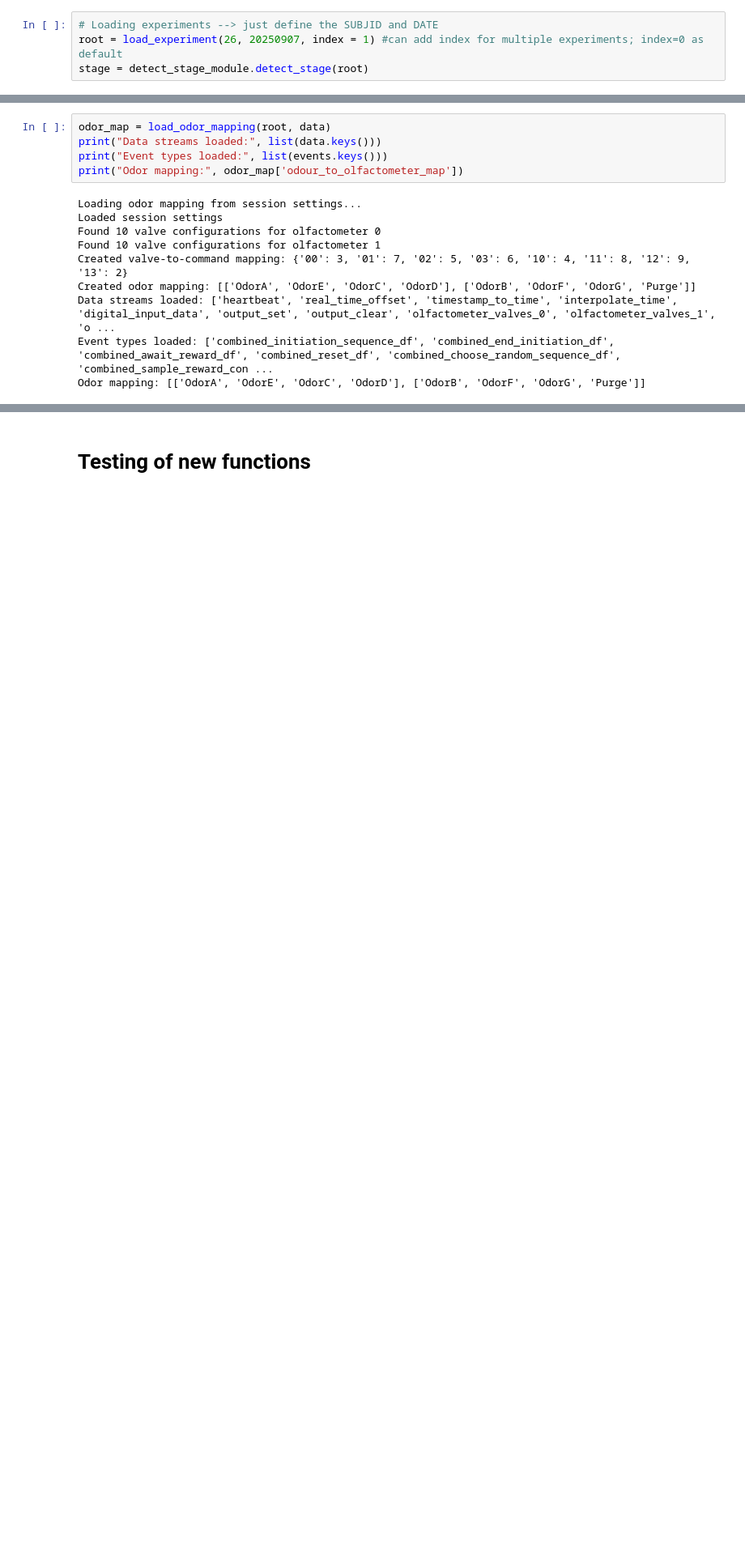
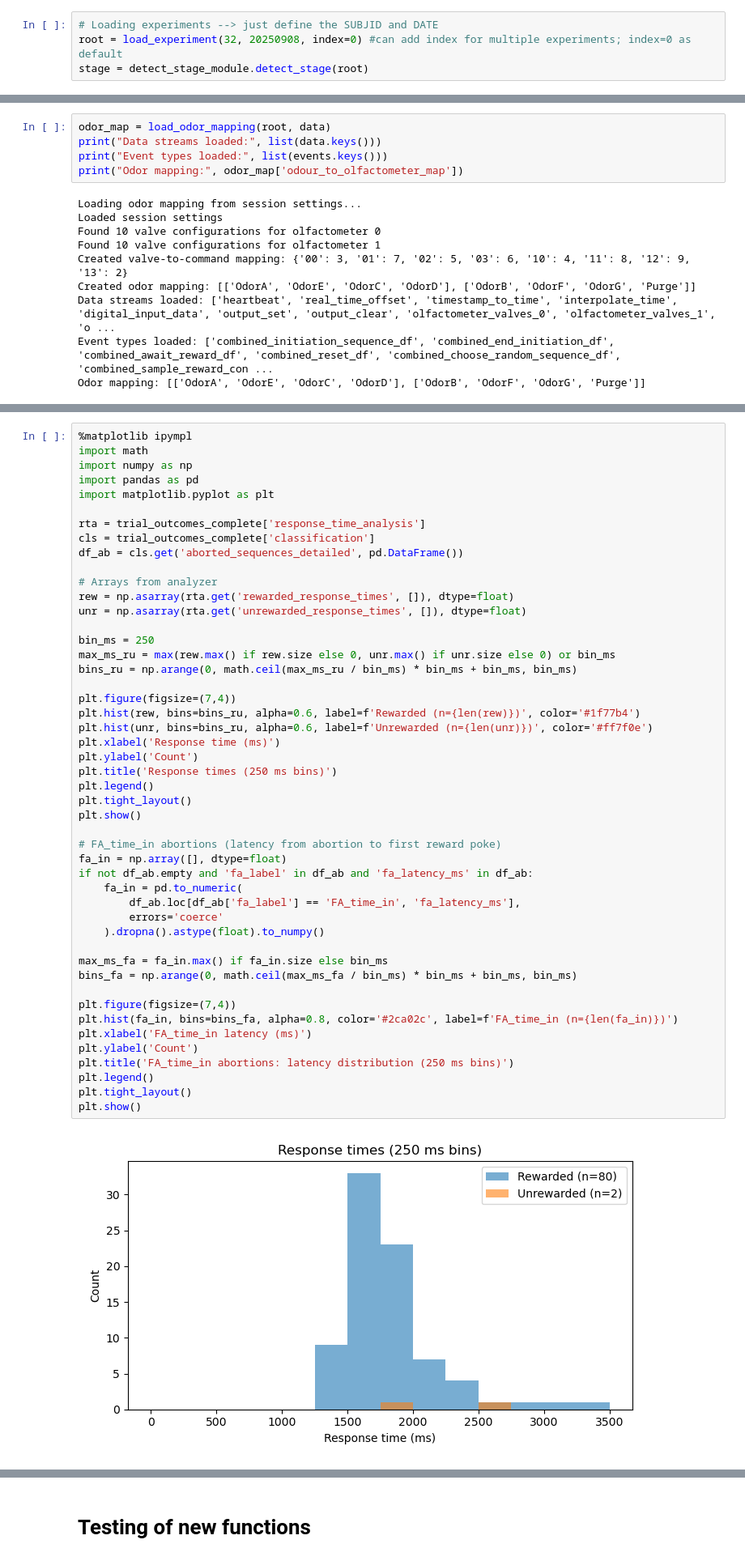
Before and after one commit to SainsburyWellcomeCentre/hypnose-analysis, a Jupyter notebook: notebooks/hypnose_testing.ipynb, the cells around one changed output, grey strips where cells are left out. Shown at 81% size. Drawn from its saved outputs; the diff is of its cells as text; blank space fills up the shorter version.

```diff
--- a/notebooks/hypnose_testing.ipynb
+++ b/notebooks/hypnose_testing.ipynb
@@ -32,6 +32,6 @@ The autoreload extension is already loaded. To reload it, use:
   %reload_ext autoreload
 # %%
 # Loading experiments --> just define the SUBJID and DATE
-root = load_experiment(26, 20250907, index = 1) #can add index for multiple experiments; index=0 as default
+root = load_experiment(32, 20250908, index=0) #can add index for multiple experiments; index=0 as default
 stage = detect_stage_module.detect_stage(root)
 # %% [output]
@@ -151,0 +145,50 @@ aborted trials at position 3: [53, 68, 76, 89, 93, 119, 146, 151, 170, 179, 181,
+# %%
+%matplotlib ipympl
+import math
+import numpy as np
+import pandas as pd
+import matplotlib.pyplot as plt
+
+rta = trial_outcomes_complete['response_time_analysis']
+cls = trial_outcomes_complete['classification']
+df_ab = cls.get('aborted_sequences_detailed', pd.DataFrame())
+
+# Arrays from analyzer
+rew = np.asarray(rta.get('rewarded_response_times', []), dtype=float)
+unr = np.asarray(rta.get('unrewarded_response_times', []), dtype=float)
+
+bin_ms = 250
+max_ms_ru = max(rew.max() if rew.size else 0, unr.max() if unr.size else 0) or bin_ms
+bins_ru = np.arange(0, math.ceil(max_ms_ru / bin_ms) * bin_ms + bin_ms, bin_ms)
+
+plt.figure(figsize=(7,4))
+plt.hist(rew, bins=bins_ru, alpha=0.6, label=f'Rewarded (n={len(rew)})', color='#1f77b4')
+plt.hist(unr, bins=bins_ru, alpha=0.6, label=f'Unrewarded (n={len(unr)})', color='#ff7f0e')
+plt.xlabel('Response time (ms)')
+plt.ylabel('Count')
+plt.title('Response times (250 ms bins)')
+plt.legend()
+plt.tight_layout()
+plt.show()
+
+# FA_time_in abortions (latency from abortion to first reward poke)
+fa_in = np.array([], dtype=float)
+if not df_ab.empty and 'fa_label' in df_ab and 'fa_latency_ms' in df_ab:
+    fa_in = pd.to_numeric(
+        df_ab.loc[df_ab['fa_label'] == 'FA_time_in', 'fa_latency_ms'],
+        errors='coerce'
+    ).dropna().astype(float).to_numpy()
+
+max_ms_fa = fa_in.max() if fa_in.size else bin_ms
+bins_fa = np.arange(0, math.ceil(max_ms_fa / bin_ms) * bin_ms + bin_ms, bin_ms)
+
+plt.figure(figsize=(7,4))
+plt.hist(fa_in, bins=bins_fa, alpha=0.8, color='#2ca02c', label=f'FA_time_in (n={len(fa_in)})')
+plt.xlabel('FA_time_in latency (ms)')
+plt.ylabel('Count')
+plt.title('FA_time_in abortions: latency distribution (250 ms bins)')
+plt.legend()
+plt.tight_layout()
+plt.show()
+# %% [output]
+[figure, added]
```
Also changed, not shown: parts of 13 cells of this notebook, 1 other file.
